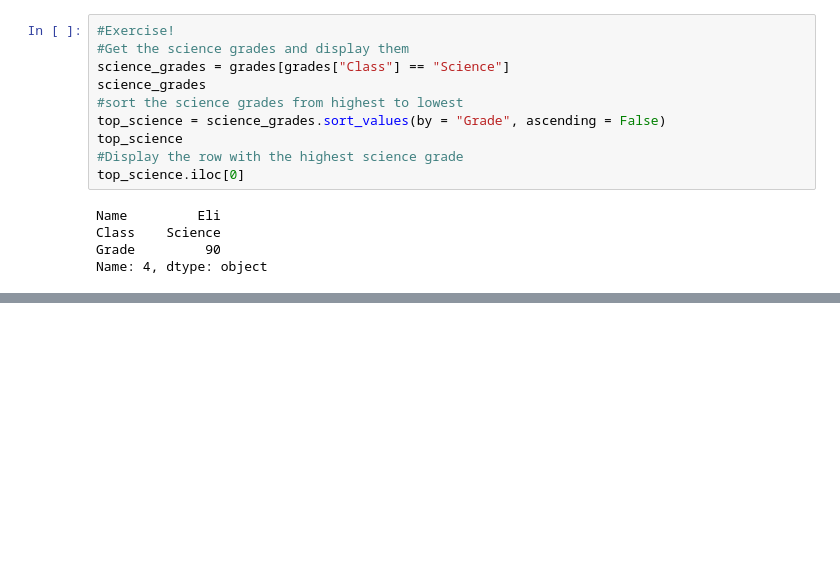
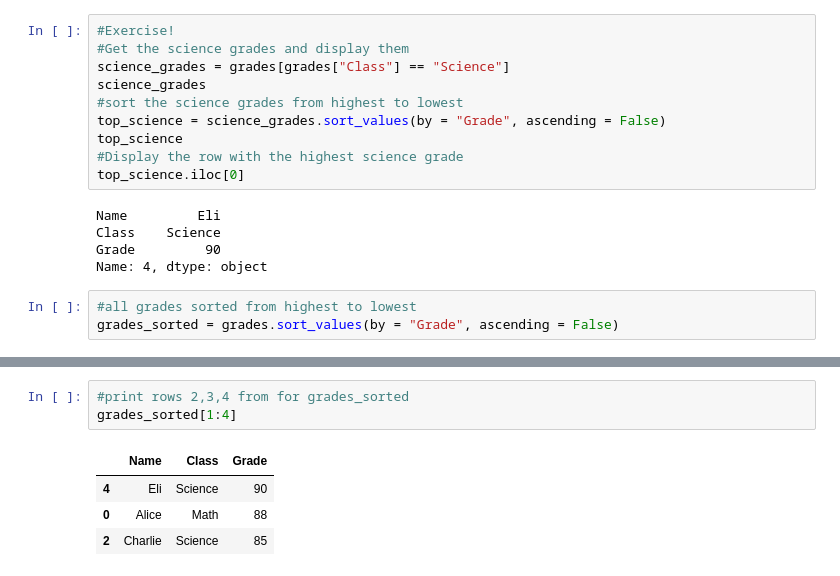
Before and after one commit to NAIT-SDEV1001-Winter2026/SDEV1001-A01-Examples, a Jupyter notebook: Untitled.ipynb, the cells around one changed output, grey strips where cells are left out. Cells and saved outputs as stored; diff of their text form; blank space fills up the shorter version.

```diff
--- a/Untitled.ipynb
+++ b/Untitled.ipynb
@@ -98,3 +98,6 @@ Name         Eli
 Class    Science
 Grade         90
 Name: 4, dtype: object
+# %%
+#all grades sorted from highest to lowest
+grades_sorted = grades.sort_values(by = "Grade", ascending = False)
@@ -100,0 +112,8 @@ Name: 4, dtype: object
+# %%
+#print rows 2,3,4 from for grades_sorted
+grades_sorted[1:4]
+# %% [output]
+|  | Name | Class | Grade |
+| 4 | Eli | Science | 90 |
+| 0 | Alice | Math | 88 |
+| 2 | Charlie | Science | 85 |
```
Also changed, not shown: parts of 13 cells of this notebook.
